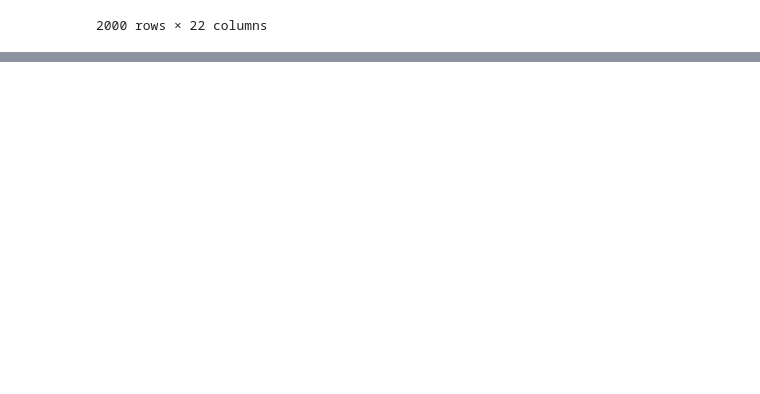
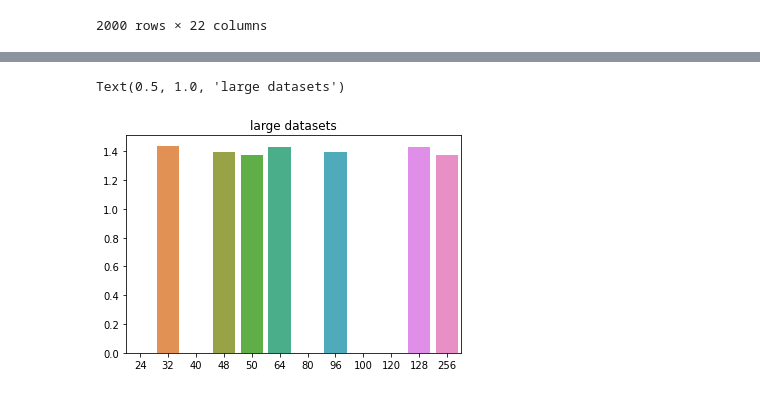
Before and after one commit to spe301/AI-generated-AI, a Jupyter notebook: AI_generated_NLP.ipynb, the cells around one changed output, grey strips where cells are left out. Drawn from its saved outputs; the diff is of its cells as text; code cells hidden in the pictures; blank space fills up the shorter version.

```diff
--- a/AI_generated_NLP.ipynb
+++ b/AI_generated_NLP.ipynb
@@ -132,3 +155,9 @@ nlp2
+# %%
+sns.barplot(counts, quals2)
+plt.title('large datasets')
+# %% [output]
+Text(0.5, 1.0, 'large datasets')
+[figure, added]
 # %%
 train, val = dh.HoldOut(nlp2)
 # %%
```
Also changed, not shown: parts of 17 cells of this notebook.
